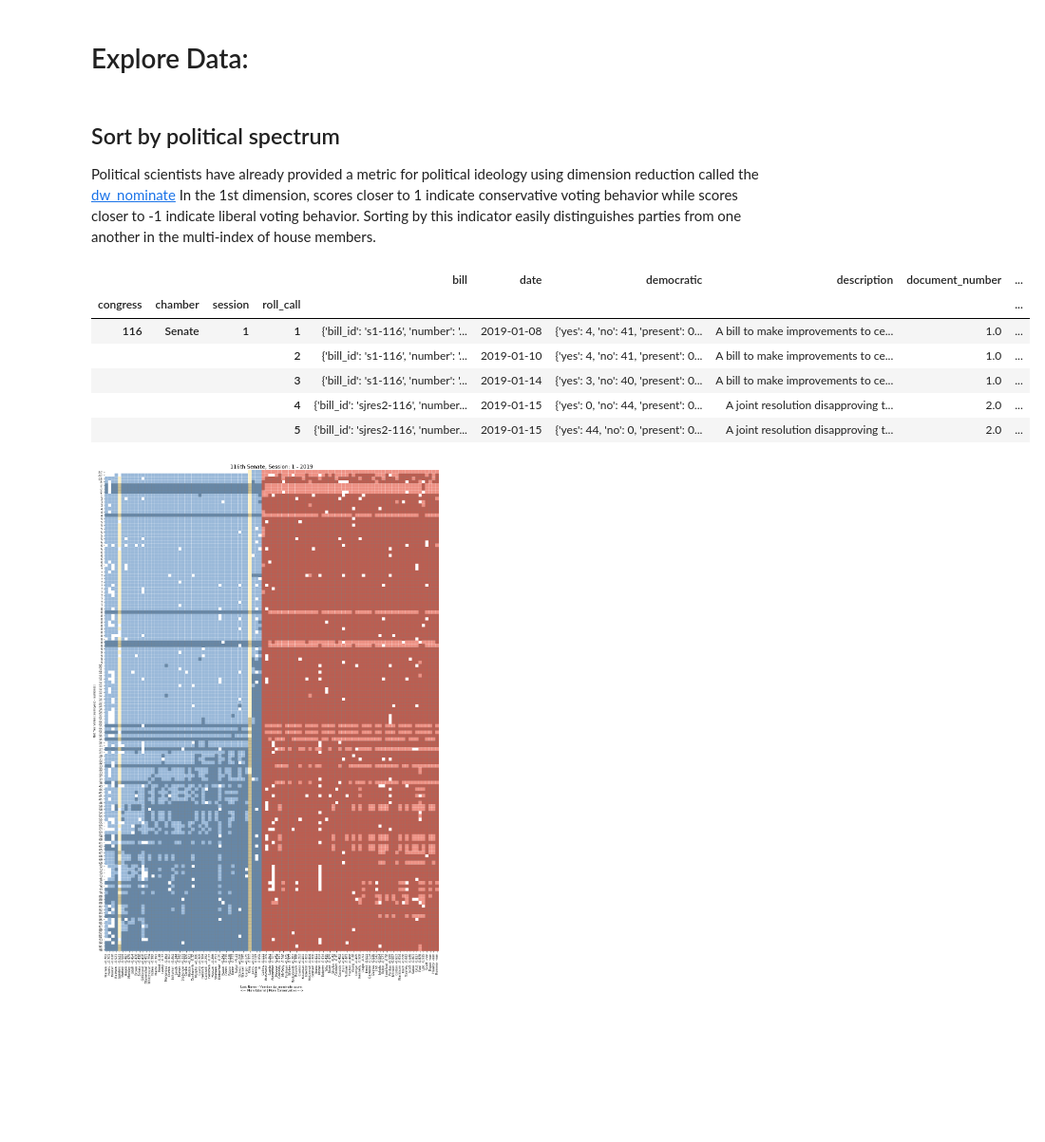
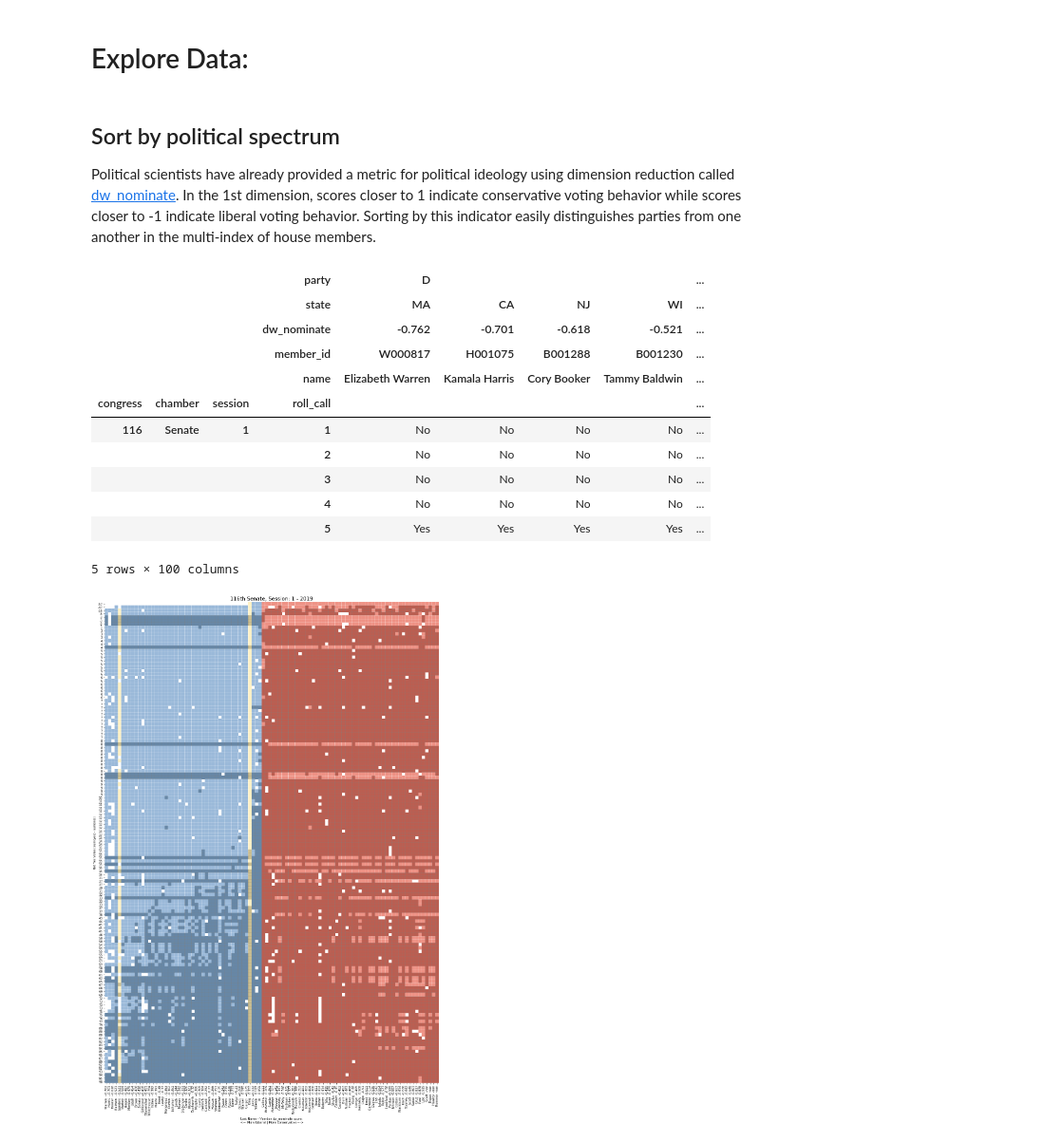
Before and after one commit to Nhorning/Congressional_Survival, a Jupyter notebook: Exploratory Data Analysis.ipynb, the cells around one changed output. Shown at 95% size. Saved outputs shown, nothing was run; the diff lists cells and outputs as text; code cells hidden in the pictures; blank space fills up the shorter version.

Commit message:
displayed only .head() of test_dfsenate for readability

```diff
--- a/Exploratory Data Analysis.ipynb
+++ b/Exploratory Data Analysis.ipynb
@@ -356,20 +357,25 @@ def load_cache(year, chamber):
 # Explore Data:
 # %% [markdown]
 ## Sort by political spectrum
-Political scientists have already provided a metric for political ideology using dimension reduction called the [dw_nominate](https://voteview.com/about) In the 1st dimension, scores closer to 1 indicate conservative voting behavior while scores closer to -1 indicate liberal voting behavior. Sorting by this indicator easily distinguishes parties from one another in the multi-index of house members.
+Political scientists have already provided a metric for political ideology using dimension reduction called [dw_nominate](https://voteview.com/about). In the 1st dimension, scores closer to 1 indicate conservative voting behavior while scores closer to -1 indicate liberal voting behavior. Sorting by this indicator easily distinguishes parties from one another in the multi-index of house members.
 # %%
 testmetasenate, test_dfsenate = load_cache(2019, 'Senate')
 test_dfsenate.sort_index('columns', level='dw_nominate', inplace=True)
 testmetasenate.date[-1]#test = test_dfsenate.columns.get_level_values('dw_nominate').tolist()
-testmetasenate.head()
+test_dfsenate.head()
 # %% [output]
-|  |  |  |  | bill | date | democratic | description | document_number | ... |
-| congress | chamber | session | roll_call |  |  |  |  |  | ... |
-| 116 | Senate | 1 | 1 | {'bill_id': 's1-116', 'number': '... | 2019-01-08 | {'yes': 4, 'no': 41, 'present': 0... | A bill to make improvements to ce... | 1.0 | ... |
-|  |  |  | 2 | {'bill_id': 's1-116', 'number': '... | 2019-01-10 | {'yes': 4, 'no': 41, 'present': 0... | A bill to make improvements to ce... | 1.0 | ... |
-|  |  |  | 3 | {'bill_id': 's1-116', 'number': '... | 2019-01-14 | {'yes': 3, 'no': 40, 'present': 0... | A bill to make improvements to ce... | 1.0 | ... |
-|  |  |  | 4 | {'bill_id': 'sjres2-116', 'number... | 2019-01-15 | {'yes': 0, 'no': 44, 'present': 0... | A joint resolution disapproving t... | 2.0 | ... |
-|  |  |  | 5 | {'bill_id': 'sjres2-116', 'number... | 2019-01-15 | {'yes': 44, 'no': 0, 'present': 0... | A joint resolution disapproving t... | 2.0 | ... |
+|  |  |  | party | D |  |  |  | ... |
+|  |  |  | state | MA | CA | NJ | WI | ... |
+|  |  |  | dw_nominate | -0.762 | -0.701 | -0.618 | -0.521 | ... |
+|  |  |  | member_id | W000817 | H001075 | B001288 | B001230 | ... |
+|  |  |  | name | Elizabeth Warren | Kamala Harris | Cory Booker | Tammy Baldwin | ... |
+| congress | chamber | session | roll_call |  |  |  |  | ... |
+| 116 | Senate | 1 | 1 | No | No | No | No | ... |
+|  |  |  | 2 | No | No | No | No | ... |
+|  |  |  | 3 | No | No | No | No | ... |
+|  |  |  | 4 | No | No | No | No | ... |
+|  |  |  | 5 | Yes | Yes | Yes | Yes | ... |
+5 rows × 100 columns
 # %%
 #plot a session
 import matplotlib.pyplot as plt
```
Also changed, not shown: parts of 3 cells of this notebook.
